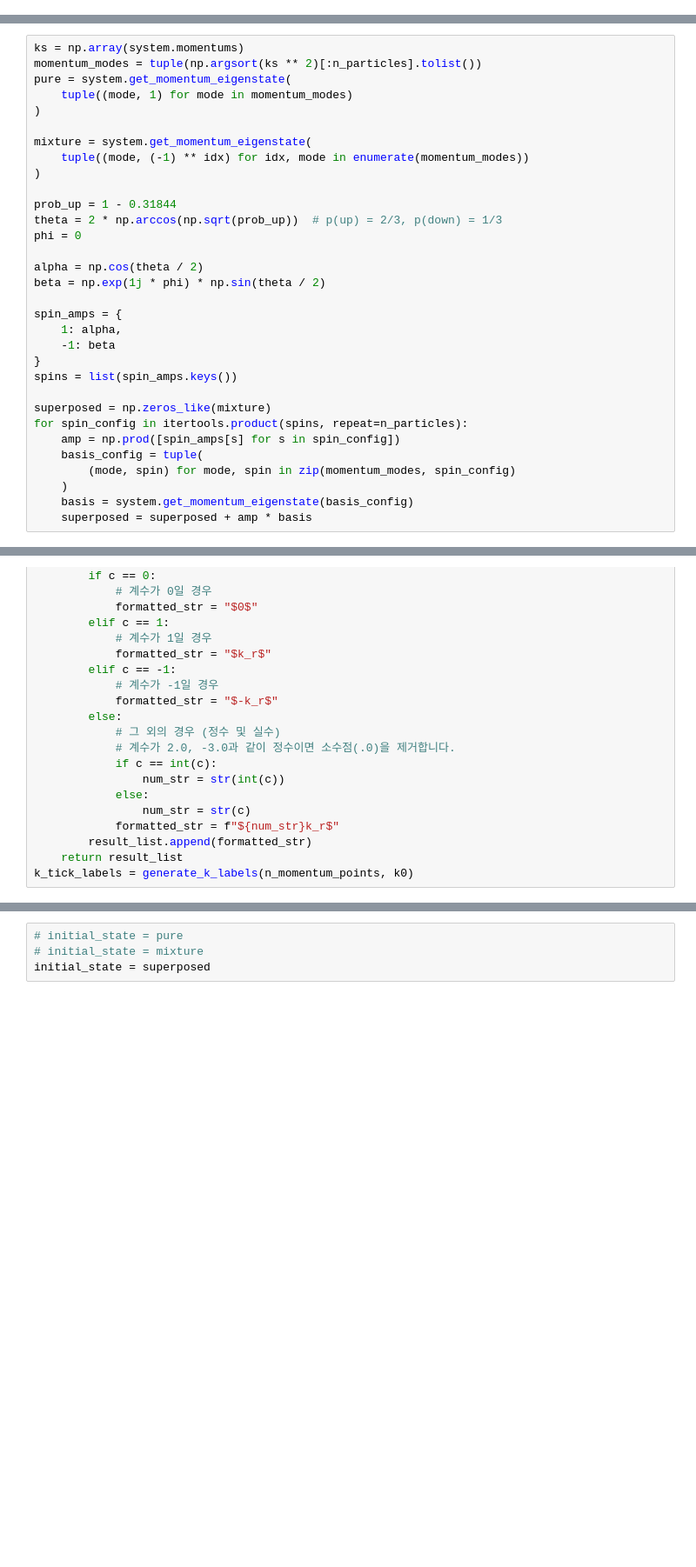
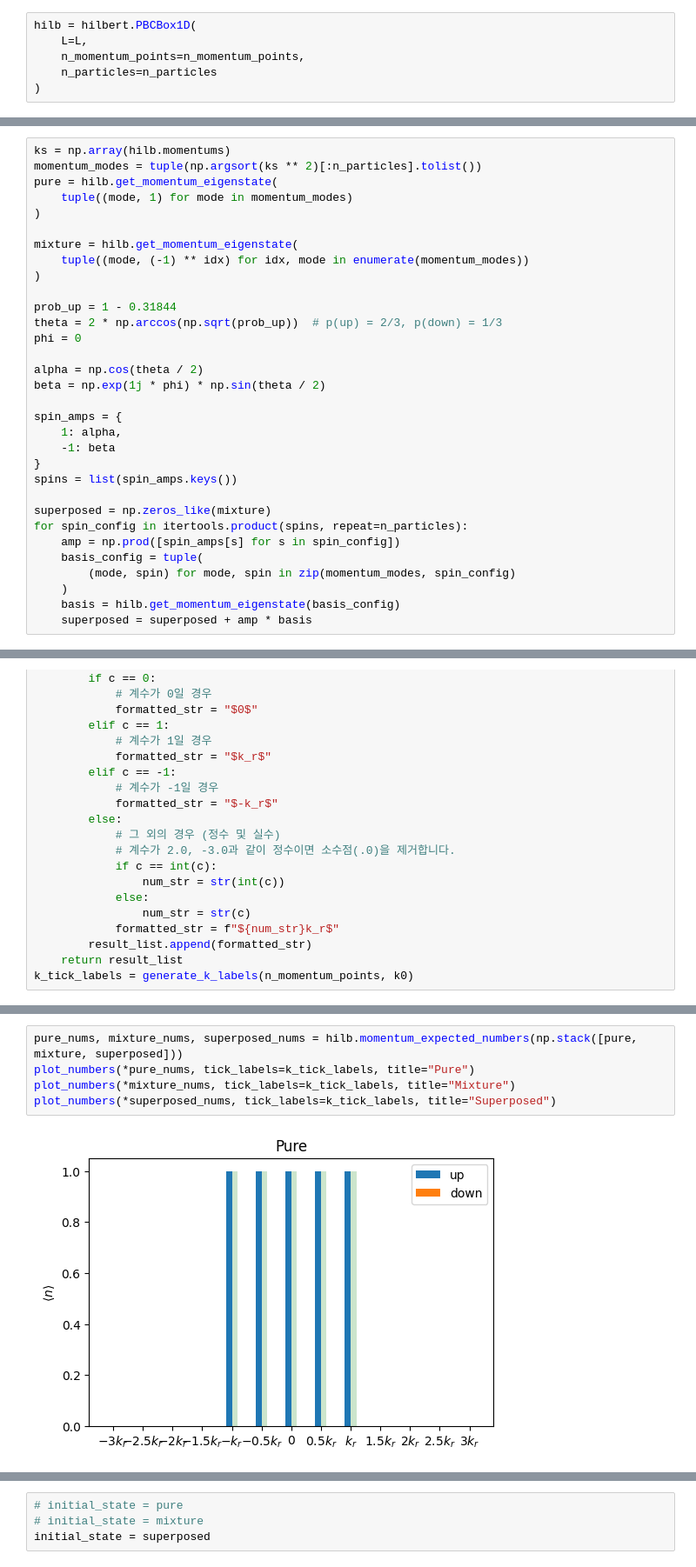
Before and after one commit to pco0511/yb-soc-two-body-loss, a Jupyter notebook: scripts/qjm_test.ipynb, the cells around one changed output, grey strips where cells are left out. Shown at 87% size. Saved outputs shown, nothing was run; the diff lists cells and outputs as text; blank space fills up the shorter version.

```diff
--- a/scripts/qjm_test.ipynb
+++ b/scripts/qjm_test.ipynb
@@ -89,13 +83,19 @@ hilb = hilbert.PBCBox1D(
+# %%
+hilb = hilbert.PBCBox1D(
+    L=L,
+    n_momentum_points=n_momentum_points,
+    n_particles=n_particles
+)
 # %% [markdown]
 ## Initial State Preparation
 # %%
-ks = np.array(system.momentums)
+ks = np.array(hilb.momentums)
 momentum_modes = tuple(np.argsort(ks ** 2)[:n_particles].tolist())
-pure = system.get_momentum_eigenstate(
+pure = hilb.get_momentum_eigenstate(
     tuple((mode, 1) for mode in momentum_modes)
 )
 
-mixture = system.get_momentum_eigenstate(
+mixture = hilb.get_momentum_eigenstate(
     tuple((mode, (-1) ** idx) for idx, mode in enumerate(momentum_modes))
 )
 
@@ -118,7 +118,7 @@ for spin_config in itertools.product(spins, repeat=n_particles):
     basis_config = tuple(
         (mode, spin) for mode, spin in zip(momentum_modes, spin_config)
     )
-    basis = system.get_momentum_eigenstate(basis_config)
+    basis = hilb.get_momentum_eigenstate(basis_config)
     superposed = superposed + amp * basis
 # %% [markdown]
 ### plot utils
@@ -194,0 +182,7 @@ plot_numbers(pure_numbers_up, pure_numbers_down, tick_labels=k_tick_labels)
+# %%
+pure_nums, mixture_nums, superposed_nums = hilb.momentum_expected_numbers(np.stack([pure, mixture, superposed]))
+plot_numbers(*pure_nums, tick_labels=k_tick_labels, title="Pure")
+plot_numbers(*mixture_nums, tick_labels=k_tick_labels, title="Mixture")
+plot_numbers(*superposed_nums, tick_labels=k_tick_labels, title="Superposed")
+# %% [output]
+[figure, added]
```
Also changed, not shown: parts of 8 cells of this notebook, 1 other file.
